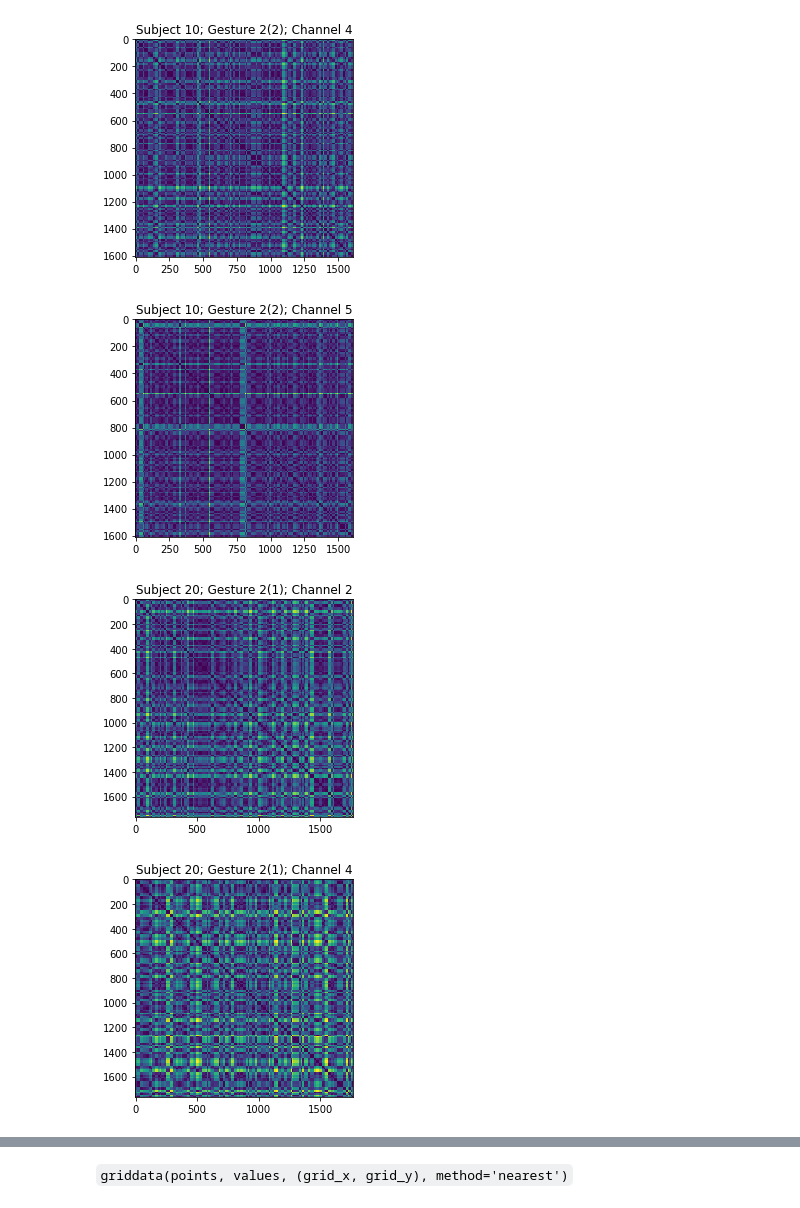
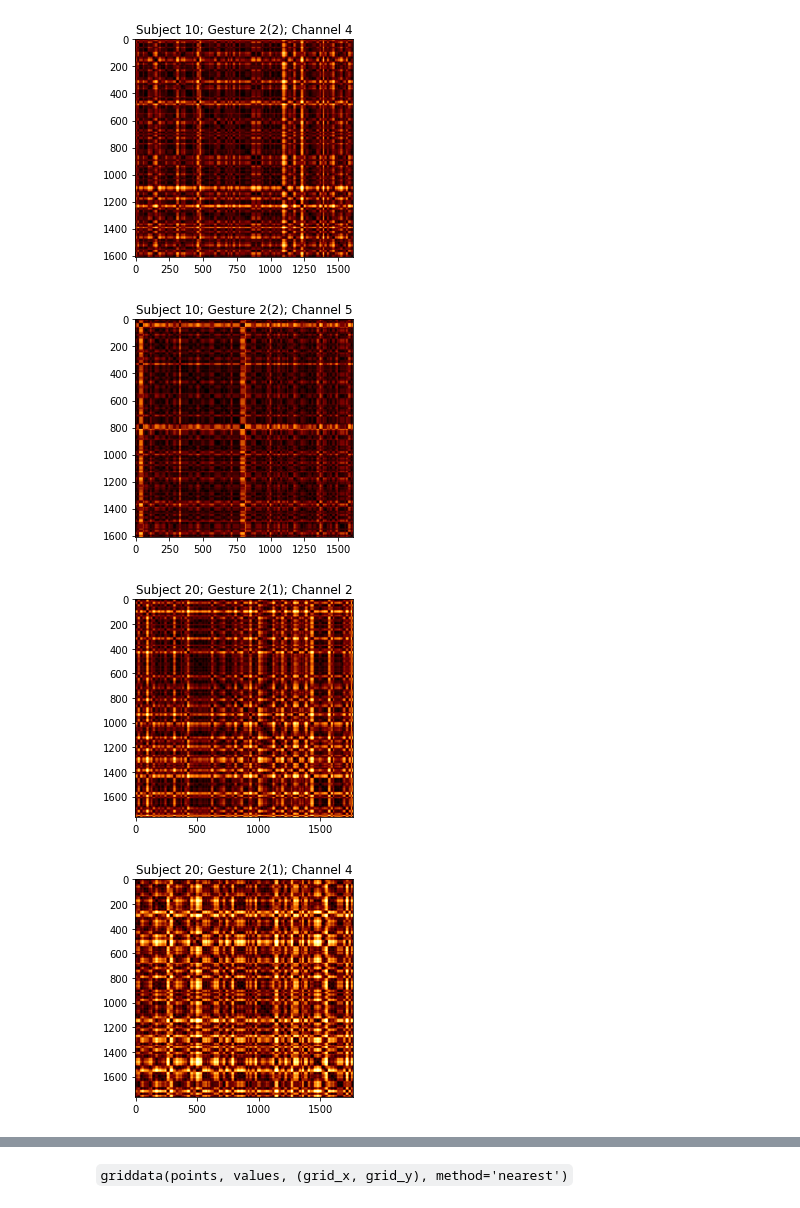
Before and after one commit to samvoisin/TDAforGesturePredictionsEMG, a Jupyter notebook: SNF_dev.ipynb, the cells around one changed output, grey strips where cells are left out. Drawn from its saved outputs; the diff is of its cells as text; code cells hidden in the pictures.

```diff
--- a/SNF_dev.ipynb
+++ b/SNF_dev.ipynb
@@ -89,25 +83,25 @@ plt.savefig("./figures/pres_figs/ssm_s10_g22_c2")
 # %%
-plt.imshow(D.array[1, :, :])
+plt.imshow(D.array[1, :, :], interpolation = 'gaussian', cmap = 'afmhot')
 plt.title("Subject 10; Gesture 2(2); Channel 4")
 plt.savefig("./figures/pres_figs/ssm_s10_g22_c4")
 # %% [output]
-[figure, old version]
+[figure, new version]
 # %%
-plt.imshow(D.array[2, :, :])
+plt.imshow(D.array[2, :, :], interpolation = 'gaussian', cmap = 'afmhot')
 plt.title("Subject 10; Gesture 2(2); Channel 5")
 plt.savefig("./figures/pres_figs/ssm_s10_g22_c5")
 # %% [output]
-[figure, old version]
+[figure, new version]
 # %%
-plt.imshow(F.array[0, :, :])
+plt.imshow(F.array[0, :, :], interpolation = 'gaussian', cmap = 'afmhot')
 plt.title("Subject 20; Gesture 2(1); Channel 2")
 plt.savefig("./figures/pres_figs/ssm_s20_g21_c2")
 # %% [output]
-[figure, old version]
+[figure, new version]
 # %%
-plt.imshow(F.array[1, :, :])
+plt.imshow(F.array[1, :, :], interpolation = 'gaussian', cmap = 'afmhot')
 plt.title("Subject 20; Gesture 2(1); Channel 4")
 plt.savefig("./figures/pres_figs/ssm_s20_g21_c4")
 # %% [output]
-[figure, old version]
+[figure, new version]
 # %%
```
Also changed, not shown: parts of 7 cells of this notebook, 9 other files.
